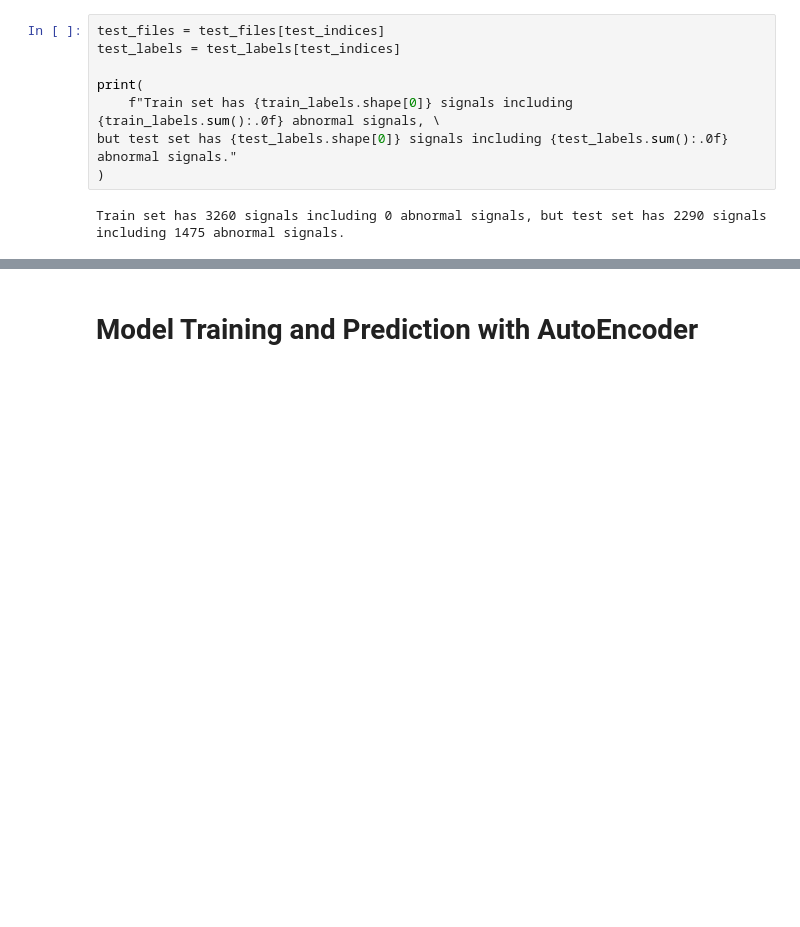
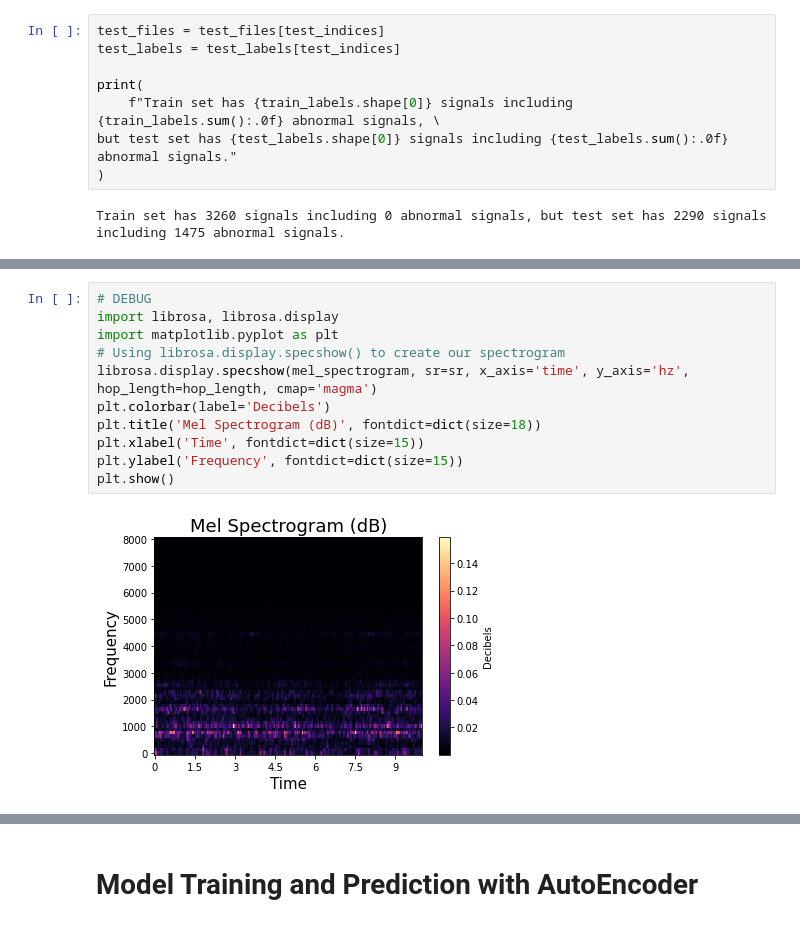
Before and after one commit to krzysiekniburski/SWA, a Jupyter notebook: notebooks/ASD/modeling_with_ae.ipynb, the cells around one changed output, grey strips where cells are left out. Drawn from its saved outputs; the diff is of its cells as text; blank space fills up the shorter version.

```diff
--- a/notebooks/ASD/modeling_with_ae.ipynb
+++ b/notebooks/ASD/modeling_with_ae.ipynb
@@ -239,0 +272,13 @@ Train data has a (1007340, 320) shape.
+# %%
+# DEBUG
+import librosa, librosa.display
+import matplotlib.pyplot as plt
+# Using librosa.display.specshow() to create our spectrogram
+librosa.display.specshow(mel_spectrogram, sr=sr, x_axis='time', y_axis='hz', hop_length=hop_length, cmap='magma')
+plt.colorbar(label='Decibels')
+plt.title('Mel Spectrogram (dB)', fontdict=dict(size=18))
+plt.xlabel('Time', fontdict=dict(size=15))
+plt.ylabel('Frequency', fontdict=dict(size=15))
+plt.show()
+# %% [output]
+[figure, added]
```
Also changed, not shown: parts of 25 cells of this notebook, 3 other files.
